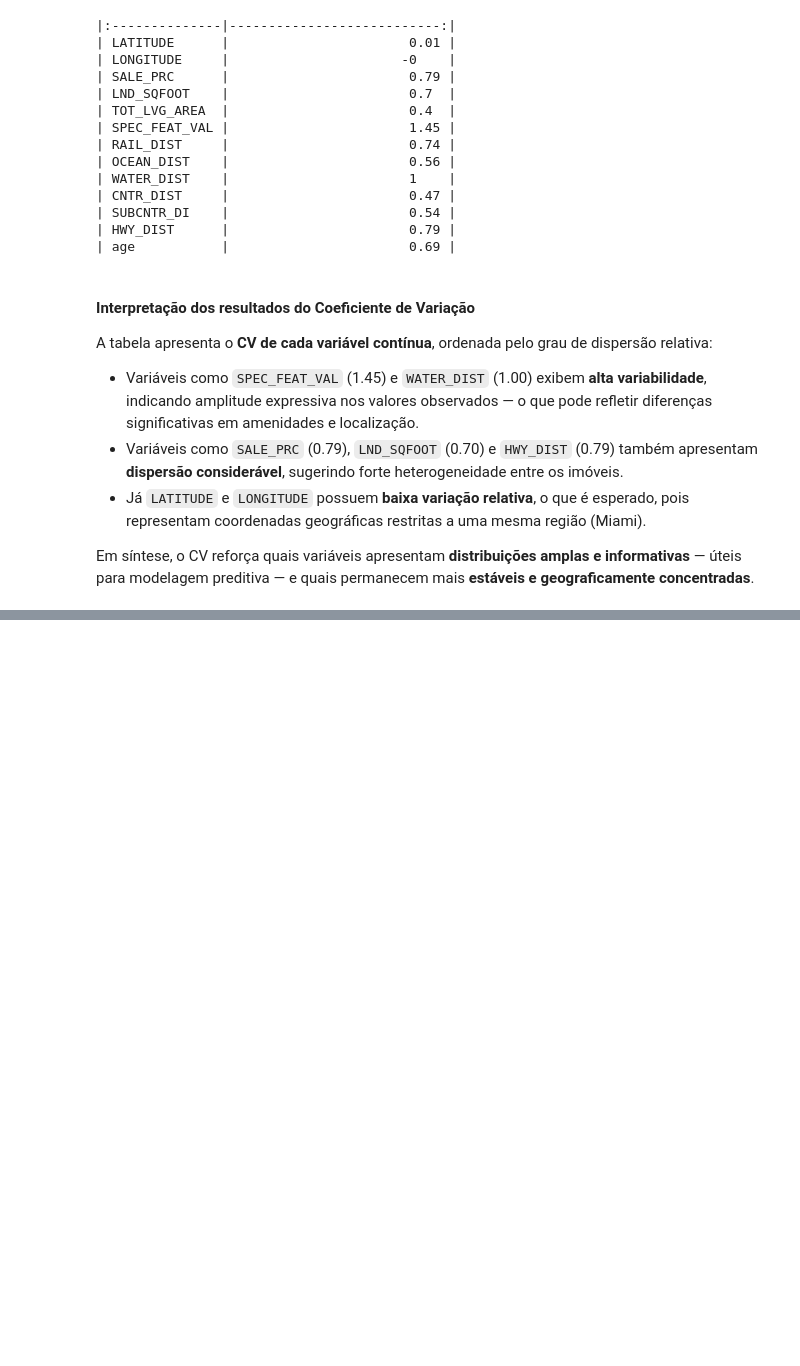
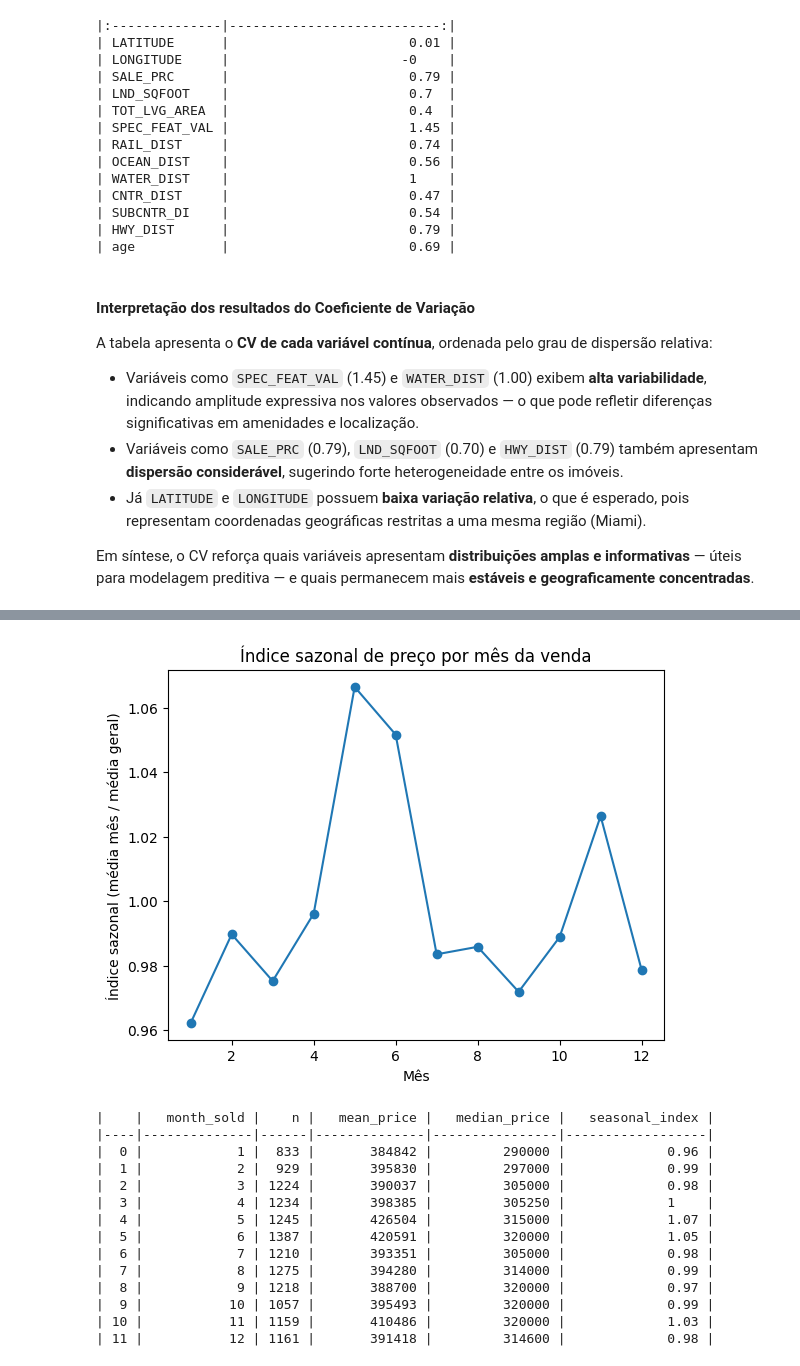
Before and after one commit to Joao-Pedro-Queiroz/project_maiami_housing, a Jupyter notebook: project.ipynb, the cells around one changed output, grey strips where cells are left out. Cells and saved outputs as stored; diff of their text form; code cells hidden in the pictures; blank space fills up the shorter version.

Commit message:
Fazendo a parte de sazonalidade

```diff
--- a/project.ipynb
+++ b/project.ipynb
@@ -381,0 +391,18 @@ Em síntese, o CV reforça quais variáveis apresentam **distribuições amplas
+# %%
+# Garante que temos as colunas necessárias
+cols_needed = {"SALE_PRC", "month_sold", "SPEC_FEAT_VAL", "avno60plus"}
+missing = cols_needed - set(data.columns)
+assert not missing, f"Faltam colunas para a análise: {missing}"
+
+df = data.copy()
+
+# Variáveis derivadas úteis
+df["log_price"] = np.log(df["SALE_PRC"])
+df["amenity_flag"] = (df["SPEC_FEAT_VAL"] > 0).astype(int)
+df["amenity_log1p"] = np.log1p(df["SPEC_FEAT_VAL"])
+
+# month_sold como categórica ordenada (1–12)
+df["month_sold"] = pd.Categorical(df["month_sold"], categories=list(range(1,13)), ordered=True)
+
+# Checagem rápida
+df[["SALE_PRC","log_price","SPEC_FEAT_VAL","amenity_flag","amenity_log1p","month_sold","avno60plus"]].head()
@@ -381,0 +426,41 @@ Em síntese, o CV reforça quais variáveis apresentam **distribuições amplas
+# %%
+from tabulate import tabulate
+
+# Sumário por mês
+seasonal = (
+    df.groupby("month_sold", observed=False)
+      .agg(n=("SALE_PRC","size"),
+           mean_price=("SALE_PRC","mean"),
+           median_price=("SALE_PRC","median"))
+      .reset_index()
+)
+overall_mean = df["SALE_PRC"].mean()
+seasonal["seasonal_index"] = seasonal["mean_price"] / overall_mean
+
+# Visual: índice sazonal por mês
+plt.figure()
+plt.plot(seasonal["month_sold"], seasonal["seasonal_index"], marker="o")
+plt.title("Índice sazonal de preço por mês da venda")
+plt.xlabel("Mês")
+plt.ylabel("Índice sazonal (média mês / média geral)")
+plt.show()
+
+# Tabela Markdown e salvamento
+print(tabulate(seasonal.round(2), headers="keys", tablefmt="github"))
+seasonal.to_csv("data/seasonal_summary.csv", index=False)
+# %% [output]
+[figure, added]
+|    |   month_sold |    n |   mean_price |   median_price |   seasonal_index |
+|----|--------------|------|--------------|----------------|------------------|
+|  0 |            1 |  833 |       384842 |         290000 |             0.96 |
+|  1 |            2 |  929 |       395830 |         297000 |             0.99 |
+|  2 |            3 | 1224 |       390037 |         305000 |             0.98 |
+|  3 |            4 | 1234 |       398385 |         305250 |             1    |
+|  4 |            5 | 1245 |       426504 |         315000 |             1.07 |
+|  5 |            6 | 1387 |       420591 |         320000 |             1.05 |
+|  6 |            7 | 1210 |       393351 |         305000 |             0.98 |
+|  7 |            8 | 1275 |       394280 |         314000 |             0.99 |
+|  8 |            9 | 1218 |       388700 |         320000 |             0.97 |
+|  9 |           10 | 1057 |       395493 |         320000 |             0.99 |
+| 10 |           11 | 1159 |       410486 |         320000 |             1.03 |
+| 11 |           12 | 1161 |       391418 |         314600 |             0.98 |
```
Also changed, not shown: parts of 13 cells of this notebook, 3 other files.
